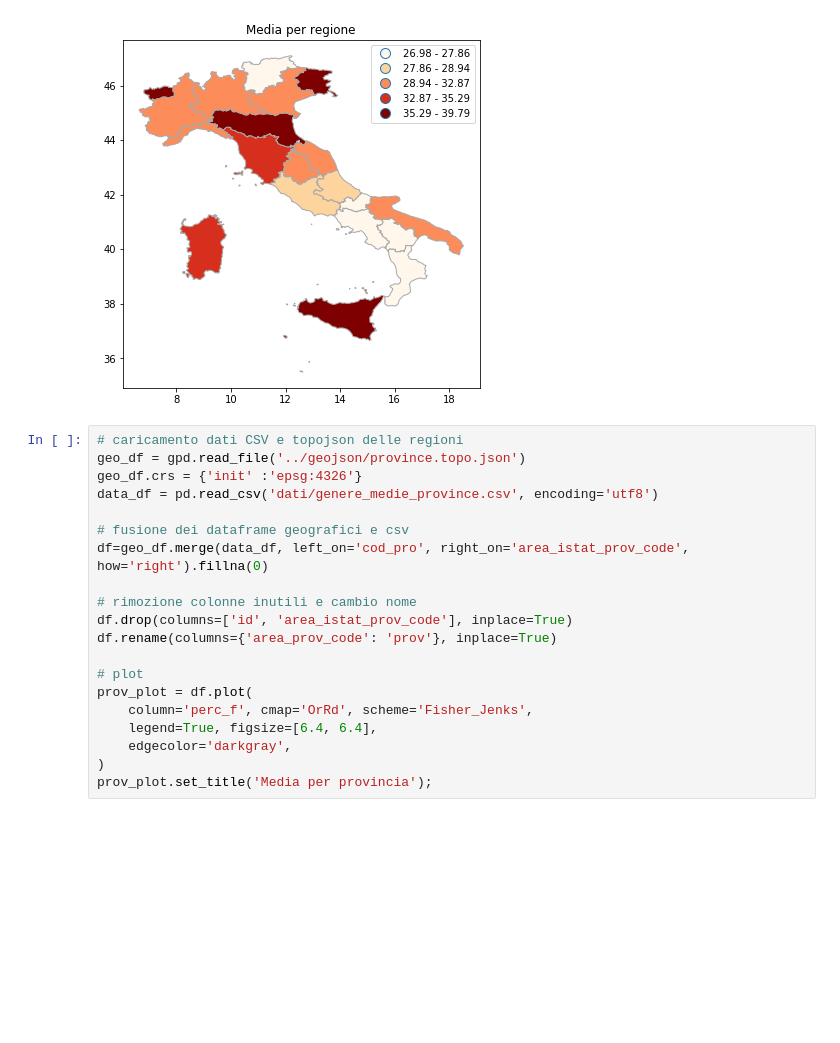
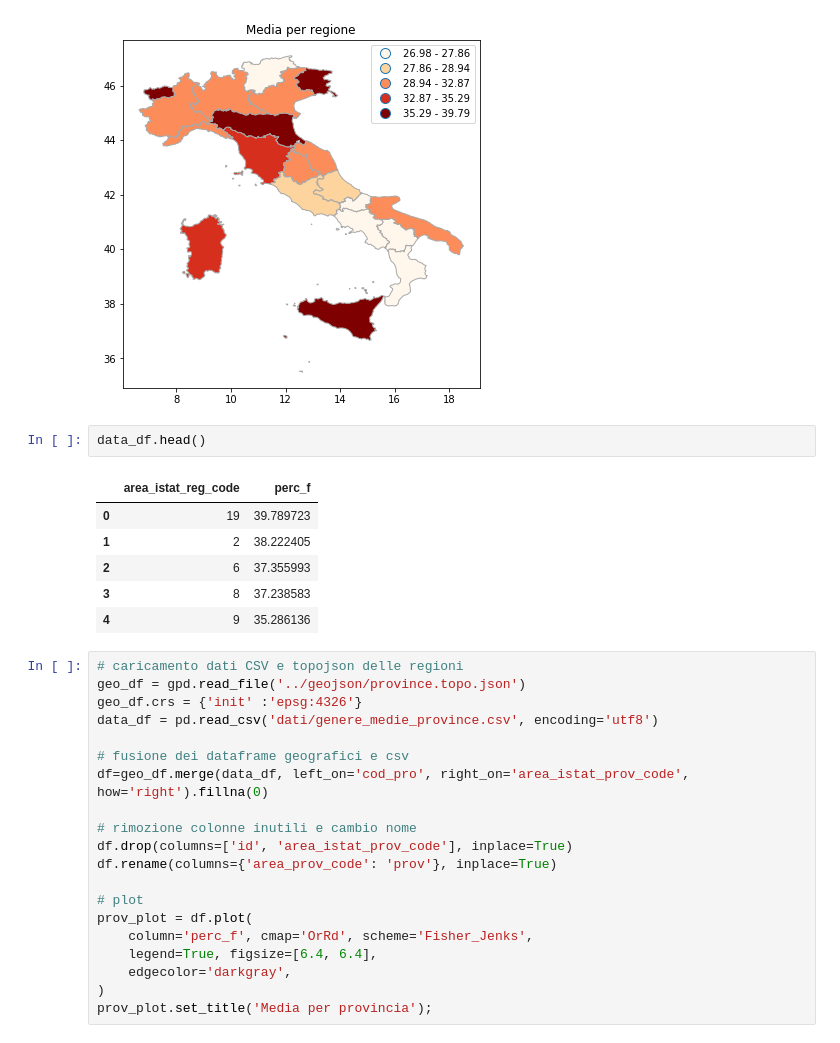
Before and after one commit to guglielmo/datalab, a Jupyter notebook: opdm/Il genere degli eletti.ipynb, the cells around one changed output. Saved outputs shown, nothing was run; the diff lists cells and outputs as text; blank space fills up the shorter version.

```diff
--- a/opdm/Il genere degli eletti.ipynb
+++ b/opdm/Il genere degli eletti.ipynb
@@ -204,6 +222,15 @@ reg_plot = df.plot(
 reg_plot.set_title('Media per regione');
 # %% [output]
 [figure]
+# %%
+data_df.head()
+# %% [output]
+|  | area_istat_reg_code | perc_f |
+| 0 | 19 | 39.789723 |
+| 1 | 2 | 38.222405 |
+| 2 | 6 | 37.355993 |
+| 3 | 8 | 37.238583 |
+| 4 | 9 | 35.286136 |
 # %%
 # caricamento dati CSV e topojson delle regioni
 geo_df = gpd.read_file('../geojson/province.topo.json')
```
Also changed, not shown: parts of 12 cells of this notebook, 1 other file.
